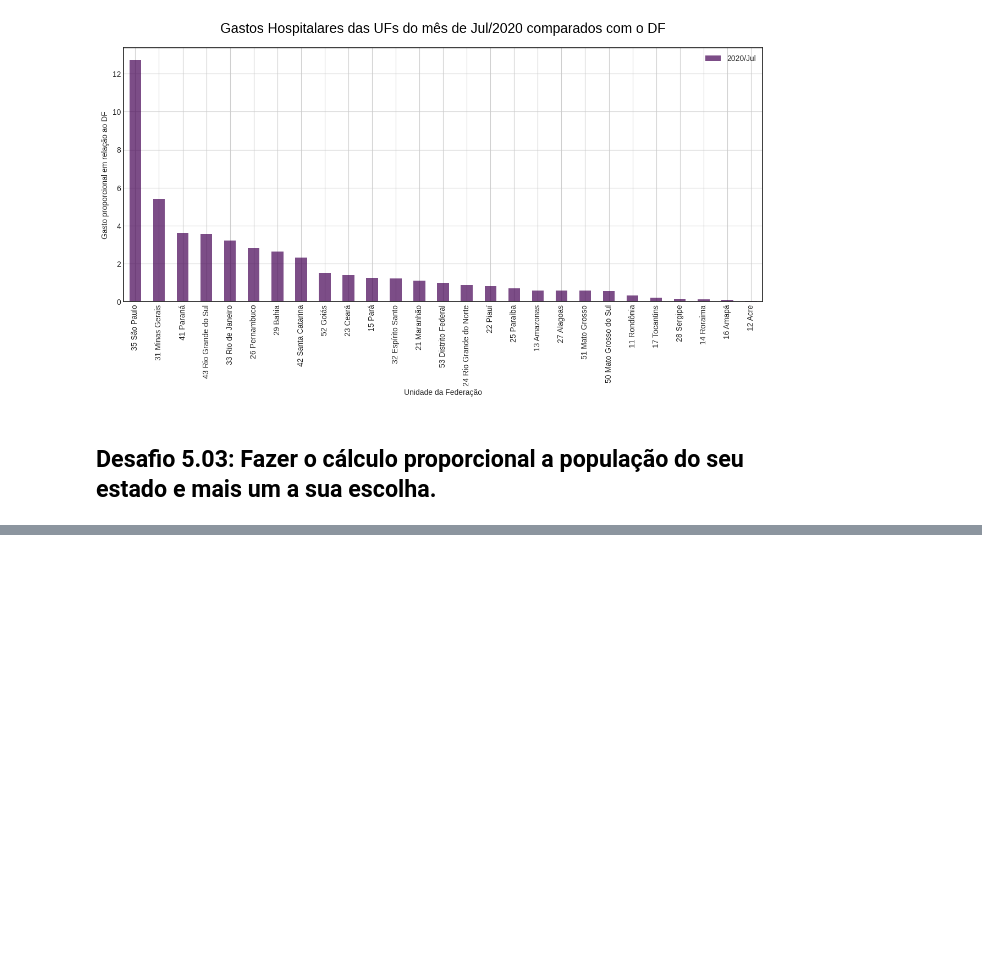
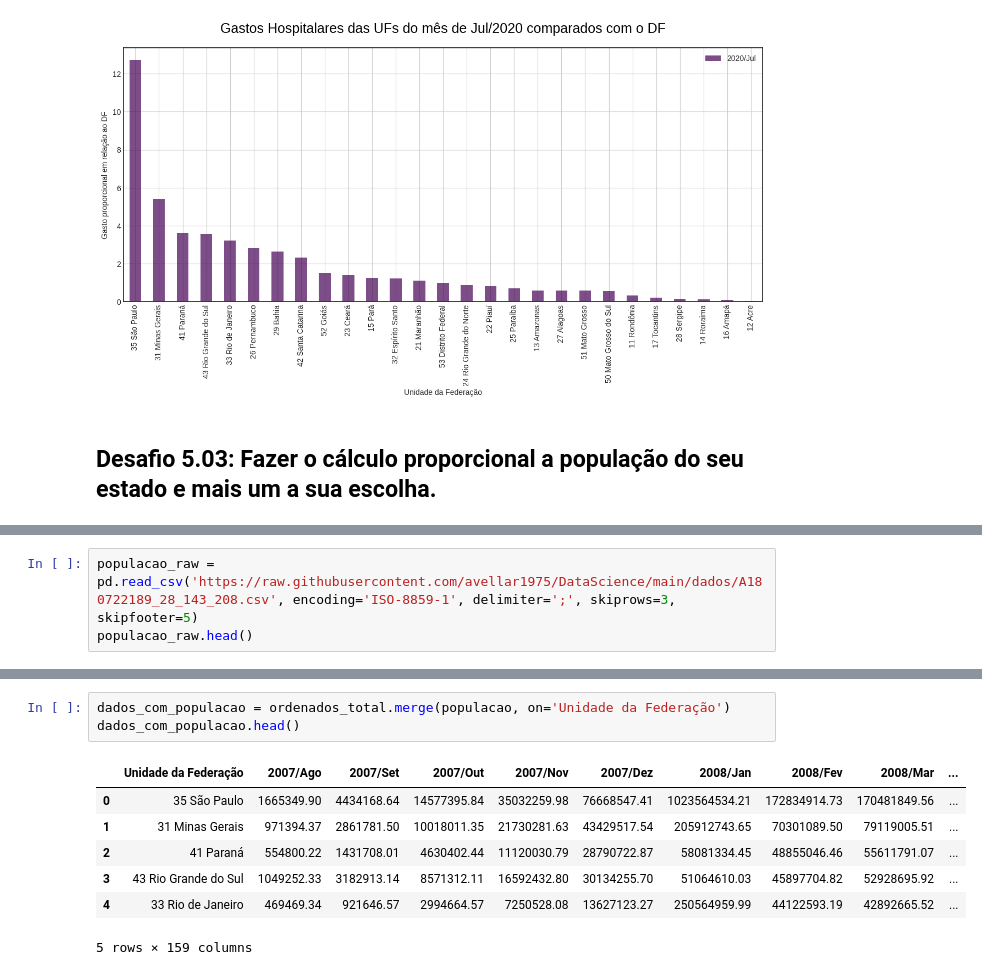
Before and after one commit to avellar1975/DataScience, a Jupyter notebook: jupyter_notebooks/bootcamp_01_aula_01_a_05.ipynb, the cells around one changed output, grey strips where cells are left out. Drawn from its saved outputs; the diff is of its cells as text; blank space fills up the shorter version.

```diff
--- a/jupyter_notebooks/bootcamp_01_aula_01_a_05.ipynb
+++ b/jupyter_notebooks/bootcamp_01_aula_01_a_05.ipynb
@@ -900,0 +892,3 @@ Super Desafio: Escolha outro valor fora o valor aprovado no TABNET e explore est
+# %%
+populacao_raw = pd.read_csv('https://raw.githubusercontent.com/avellar1975/DataScience/main/dados/A180722189_28_143_208.csv', encoding='ISO-8859-1', delimiter=';', skiprows=3, skipfooter=5)
+populacao_raw.head()
@@ -900,0 +913,11 @@ Super Desafio: Escolha outro valor fora o valor aprovado no TABNET e explore est
+# %%
+dados_com_populacao = ordenados_total.merge(populacao, on='Unidade da Federação')
+dados_com_populacao.head()
+# %% [output]
+|  | Unidade da Federação | 2007/Ago | 2007/Set | 2007/Out | 2007/Nov | 2007/Dez | 2008/Jan | 2008/Fev | 2008/Mar | ... |
+| 0 | 35 São Paulo | 1665349.90 | 4434168.64 | 14577395.84 | 35032259.98 | 76668547.41 | 1023564534.21 | 172834914.73 | 170481849.56 | ... |
+| 1 | 31 Minas Gerais | 971394.37 | 2861781.50 | 10018011.35 | 21730281.63 | 43429517.54 | 205912743.65 | 70301089.50 | 79119005.51 | ... |
+| 2 | 41 Paraná | 554800.22 | 1431708.01 | 4630402.44 | 11120030.79 | 28790722.87 | 58081334.45 | 48855046.46 | 55611791.07 | ... |
+| 3 | 43 Rio Grande do Sul | 1049252.33 | 3182913.14 | 8571312.11 | 16592432.80 | 30134255.70 | 51064610.03 | 45897704.82 | 52928695.92 | ... |
+| 4 | 33 Rio de Janeiro | 469469.34 | 921646.57 | 2994664.57 | 7250528.08 | 13627123.27 | 250564959.99 | 44122593.19 | 42892665.52 | ... |
+5 rows × 159 columns
```
Also changed, not shown: parts of 12 cells of this notebook.
